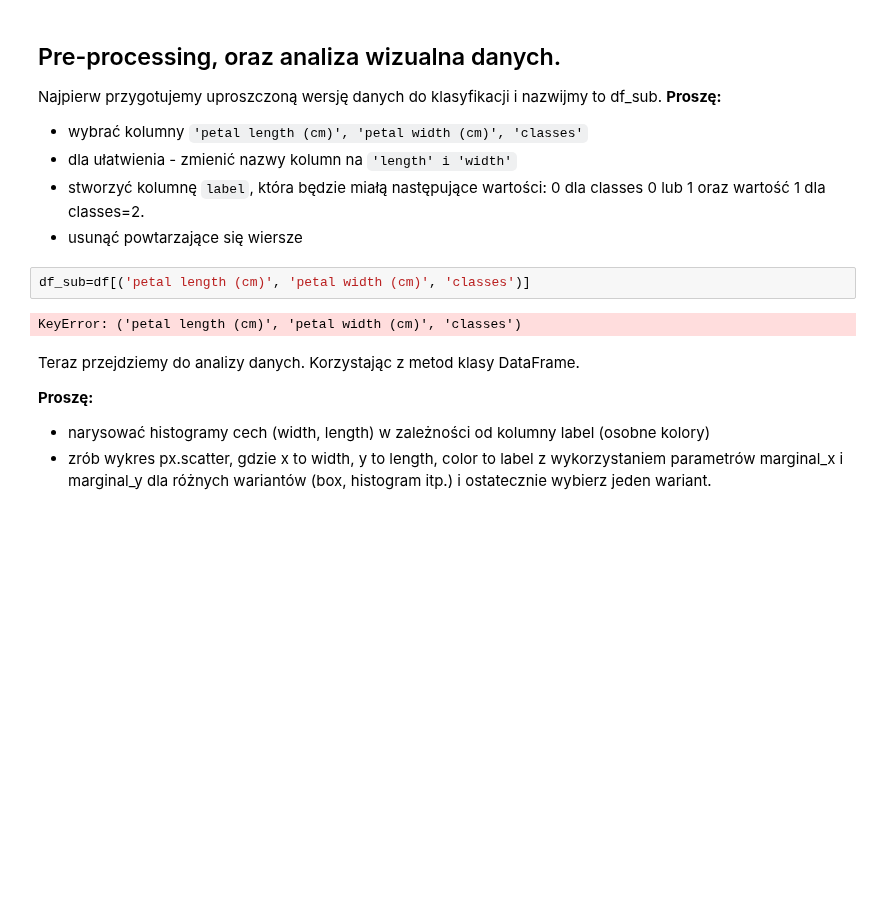
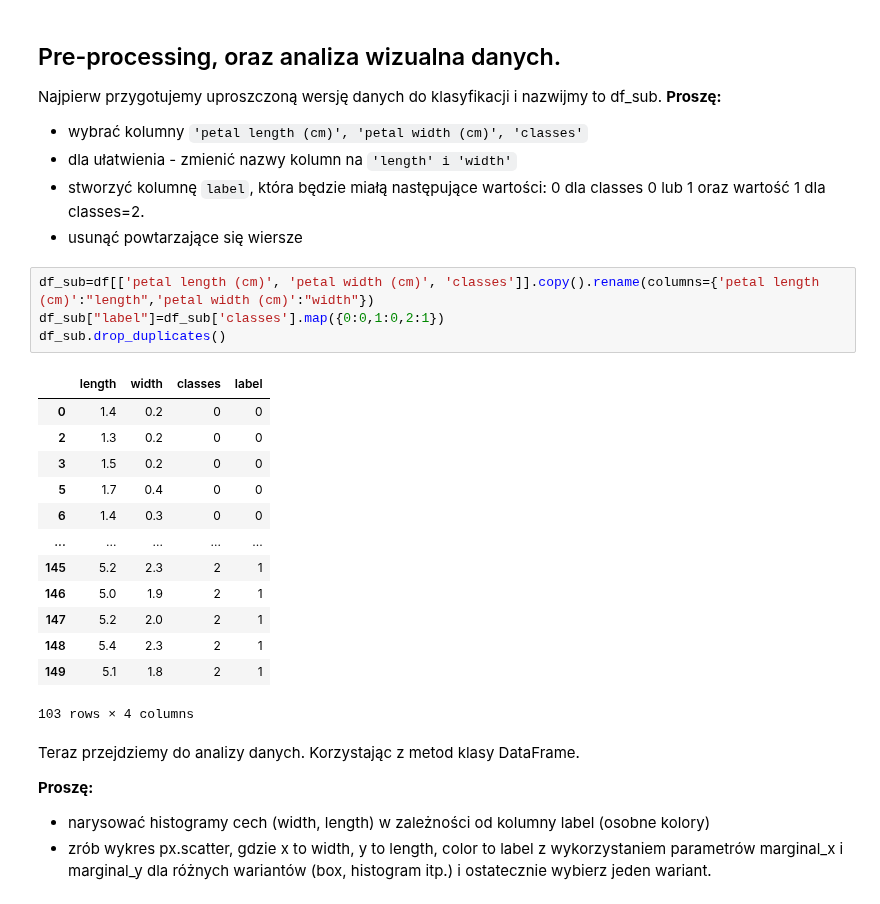
Before and after one commit to m-warda/ML2627, a Jupyter notebook: 03_Regresja_logistyczna.ipynb, the cells around one changed output. Drawn from its saved outputs; the diff is of its cells as text; blank space fills up the shorter version.

````diff
--- a/03_Regresja_logistyczna.ipynb
+++ b/03_Regresja_logistyczna.ipynb
@@ -45,10 +45,24 @@ Najpierw przygotujemy uproszczoną wersję danych do klasyfikacji i nazwijmy to
 * dla ułatwienia - zmienić nazwy kolumn na ```'length' i 'width'```
 * stworzyć kolumnę ```label```, która będzie miałą następujące wartości: 0 dla classes 0 lub 1 oraz wartość 1 dla classes=2.
 * usunąć powtarzające się wiersze
-# %%
-df_sub=df[('petal length (cm)', 'petal width (cm)', 'classes')]
-# %% [output]
-KeyError: ('petal length (cm)', 'petal width (cm)', 'classes')
+# %%
+df_sub=df[['petal length (cm)', 'petal width (cm)', 'classes']].copy().rename(columns={'petal length (cm)':"length",'petal width (cm)':"width"})
+df_sub["label"]=df_sub['classes'].map({0:0,1:0,2:1})
+df_sub.drop_duplicates()
+# %% [output]
+|  | length | width | classes | label |
+| 0 | 1.4 | 0.2 | 0 | 0 |
+| 2 | 1.3 | 0.2 | 0 | 0 |
+| 3 | 1.5 | 0.2 | 0 | 0 |
+| 5 | 1.7 | 0.4 | 0 | 0 |
+| 6 | 1.4 | 0.3 | 0 | 0 |
+| ... | ... | ... | ... | ... |
+| 145 | 5.2 | 2.3 | 2 | 1 |
+| 146 | 5.0 | 1.9 | 2 | 1 |
+| 147 | 5.2 | 2.0 | 2 | 1 |
+| 148 | 5.4 | 2.3 | 2 | 1 |
+| 149 | 5.1 | 1.8 | 2 | 1 |
+103 rows × 4 columns
 # %% [markdown]
 
 Teraz przejdziemy do analizy danych. Korzystając z metod klasy DataFrame.
````
Also changed, not shown: parts of 5 cells of this notebook.
